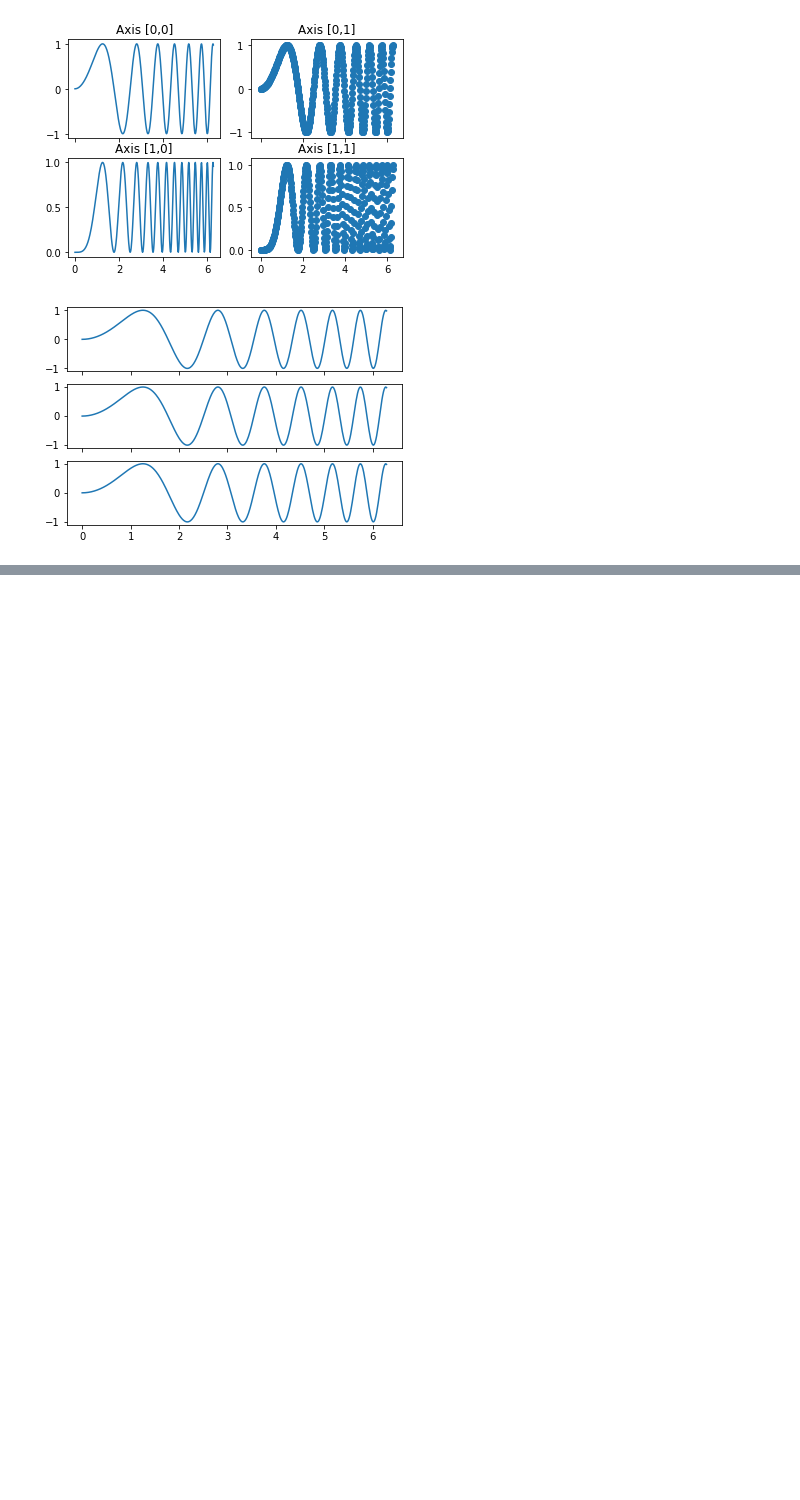
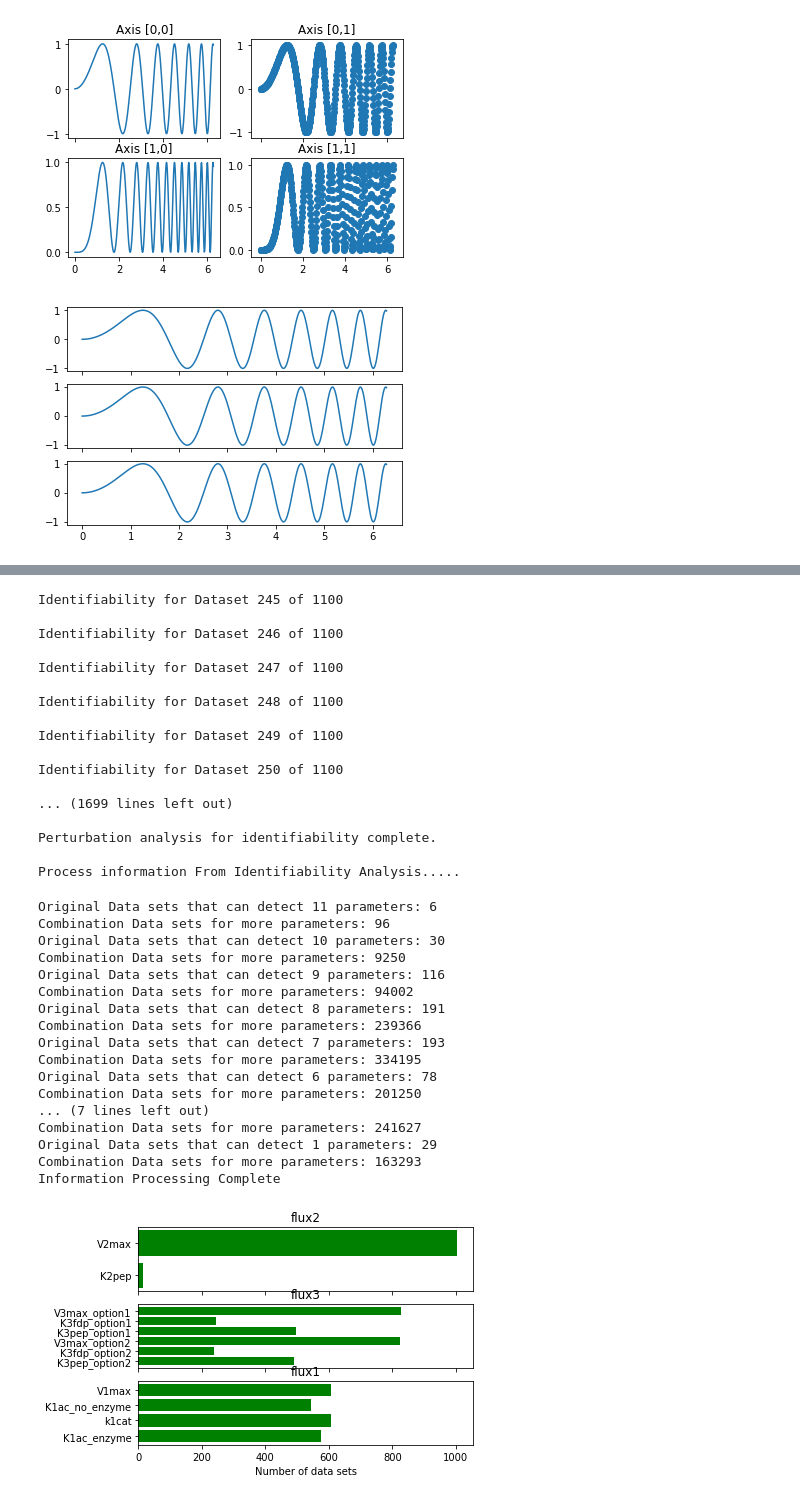
Before and after one commit to shyamsrinivasan/ident, a Jupyter notebook: ident/python2/ss-ident/scratch_file.ipynb, the cells around one changed output, grey strips where cells are left out. Saved outputs shown, nothing was run; the diff lists cells and outputs as text; code cells hidden in the pictures; blank space fills up the shorter version.

Commit message:
new simulation results with K2pep identifying data

```diff
--- a/ident/python2/ss-ident/scratch_file.ipynb
+++ b/ident/python2/ss-ident/scratch_file.ipynb
@@ -123,0 +215,37 @@ Combination Data sets for more parameters: 42
+# %%
+import numpy as np
+from generate_expdata import generate_expdata
+from kotte_model import establish_kotte_flux_identifiability
+from kotte_model import arrange_experimental_data
+from process_ident_data import process_info
+from plot_ident_results import flux_parameter_plot_data
+
+# generate noisy experimental data for testing identifiability
+y0 = np.array([5, 1, 1])
+# default parameter values
+cvode_options = ('Newton', 'Adams', 1e-10, 1e-10, 200)
+ode_parameter_values = np.array([.1, .1, 4e6, .1, .3, 1.1, .45, 2, .25, .2, 1, 1, 1, .1])
+
+# get experimental system steady state data without noise
+exp_xss, exp_fss, exp_ssid, perturbation_details = \
+    generate_expdata(y0, cvode_options, ode_parameter_values, noise=0)
+
+# arrange experimental data to form multiple data sets
+exp_flux_index = np.array([0, 3, 2, 4])
+# get combinations of experimental datasets
+experimental_datasets = arrange_experimental_data(exp_xss, exp_fss, perturbation_details, 3, exp_flux_index)
+
+# identifiability for all kotte fluxes
+ident_details = establish_kotte_flux_identifiability(experimental_datasets, choose=1100)
+print('Perturbation analysis for identifiability complete.\n')
+
+# data processing
+data_list, original_data_ident, combo_data_ident, max_parameter = process_info(ident_details,
+                                                                               experimental_datasets,
+                                                                               perturbation_details)
+
+# plot results
+file_destination = 'C:\Users\shyam\Documents\Courses\CHE1125Project\Results\ident\python2\\figure_1'
+# plot parameters for each flux and the number of data sets that enable their identification
+flux_parameter_plot_data(original_data_ident)
+# %% [output]
@@ -124,3 +269,38 @@ Combination Data sets for more parameters: 42
+Identifiability for Dataset 245 of 1100
+
+Identifiability for Dataset 246 of 1100
+
+Identifiability for Dataset 247 of 1100
+
+Identifiability for Dataset 248 of 1100
+
+Identifiability for Dataset 249 of 1100
+
+Identifiability for Dataset 250 of 1100
+
+... (1699 lines left out)
+
+Perturbation analysis for identifiability complete.
+
+Process information From Identifiability Analysis.....
+Original Data sets that can detect 11 parameters: 6
+Combination Data sets for more parameters: 96
+Original Data sets that can detect 10 parameters: 30
+Combination Data sets for more parameters: 9250
+Original Data sets that can detect 9 parameters: 116
+Combination Data sets for more parameters: 94002
+Original Data sets that can detect 8 parameters: 191
+Combination Data sets for more parameters: 239366
+Original Data sets that can detect 7 parameters: 193
+Combination Data sets for more parameters: 334195
+Original Data sets that can detect 6 parameters: 78
+Combination Data sets for more parameters: 201250
+... (7 lines left out)
+Combination Data sets for more parameters: 241627
+Original Data sets that can detect 1 parameters: 29
+Combination Data sets for more parameters: 163293
+Information Processing Complete
+[figure, added]
 # %%
 original_data_ident
 # %% [output]
```
Also changed, not shown: parts of 8 cells of this notebook.
